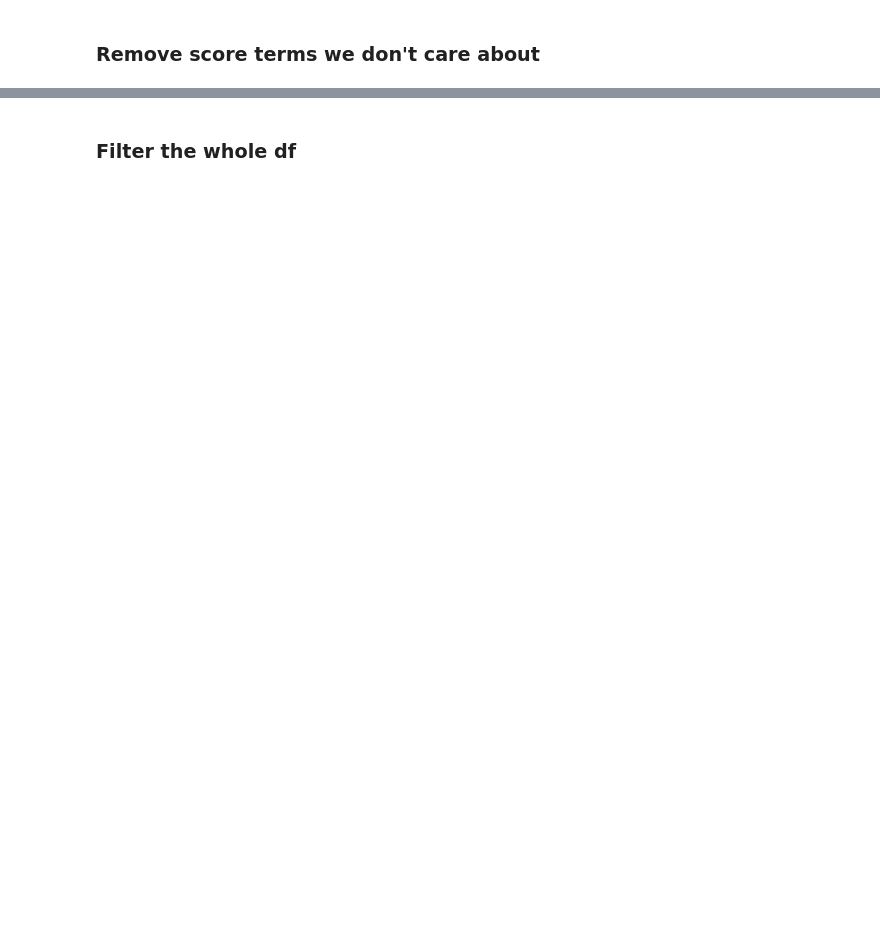
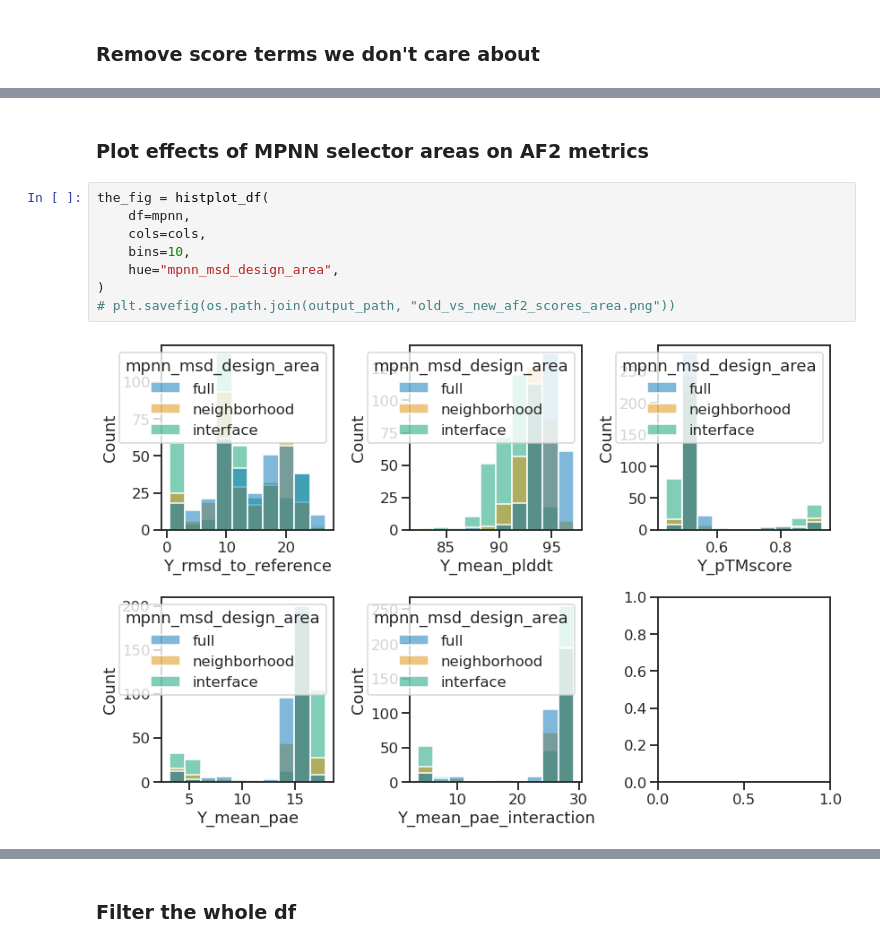
Before and after one commit to proleu/crispy_shifty, a Jupyter notebook: projects/crispy_shifty_dimers/round_2/mpnn_upweight_int/redesign_good_backbones.ipynb, the cells around one changed output, grey strips where cells are left out. Saved outputs shown, nothing was run; the diff lists cells and outputs as text; blank space fills up the shorter version.

```diff
--- a/projects/crispy_shifty_dimers/round_2/mpnn_upweight_int/redesign_good_backbones.ipynb
+++ b/projects/crispy_shifty_dimers/round_2/mpnn_upweight_int/redesign_good_backbones.ipynb
@@ -326,0 +325,12 @@ the_fig = pairplot_df(
+# %% [markdown]
+### Plot effects of MPNN selector areas on AF2 metrics
+# %%
+the_fig = histplot_df(
+    df=mpnn,
+    cols=cols,
+    bins=10,
+    hue="mpnn_msd_design_area",
+)
+# plt.savefig(os.path.join(output_path, "old_vs_new_af2_scores_area.png"))
+# %% [output]
+[figure, added]
```
Also changed, not shown: parts of 21 cells of this notebook, 2 other files.
